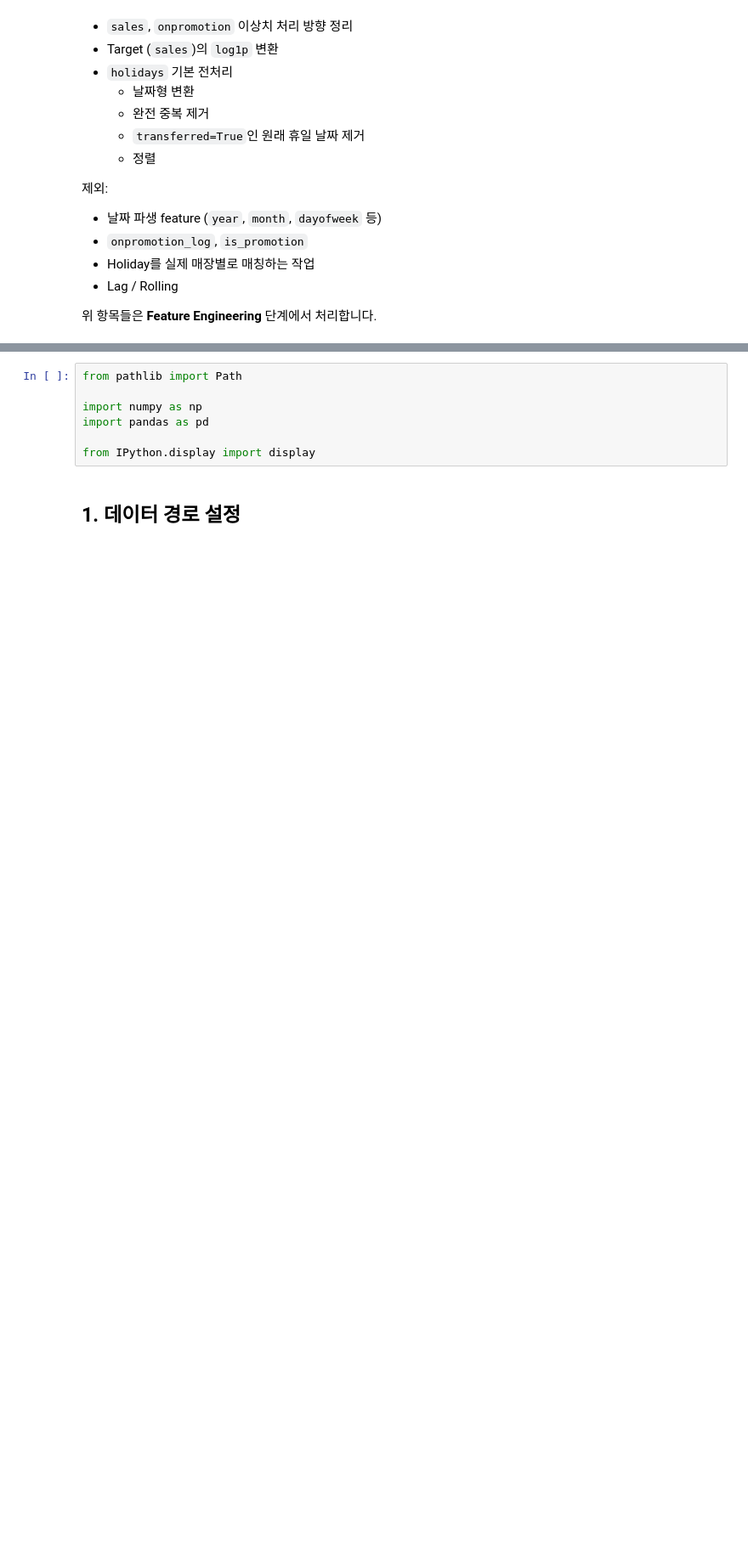
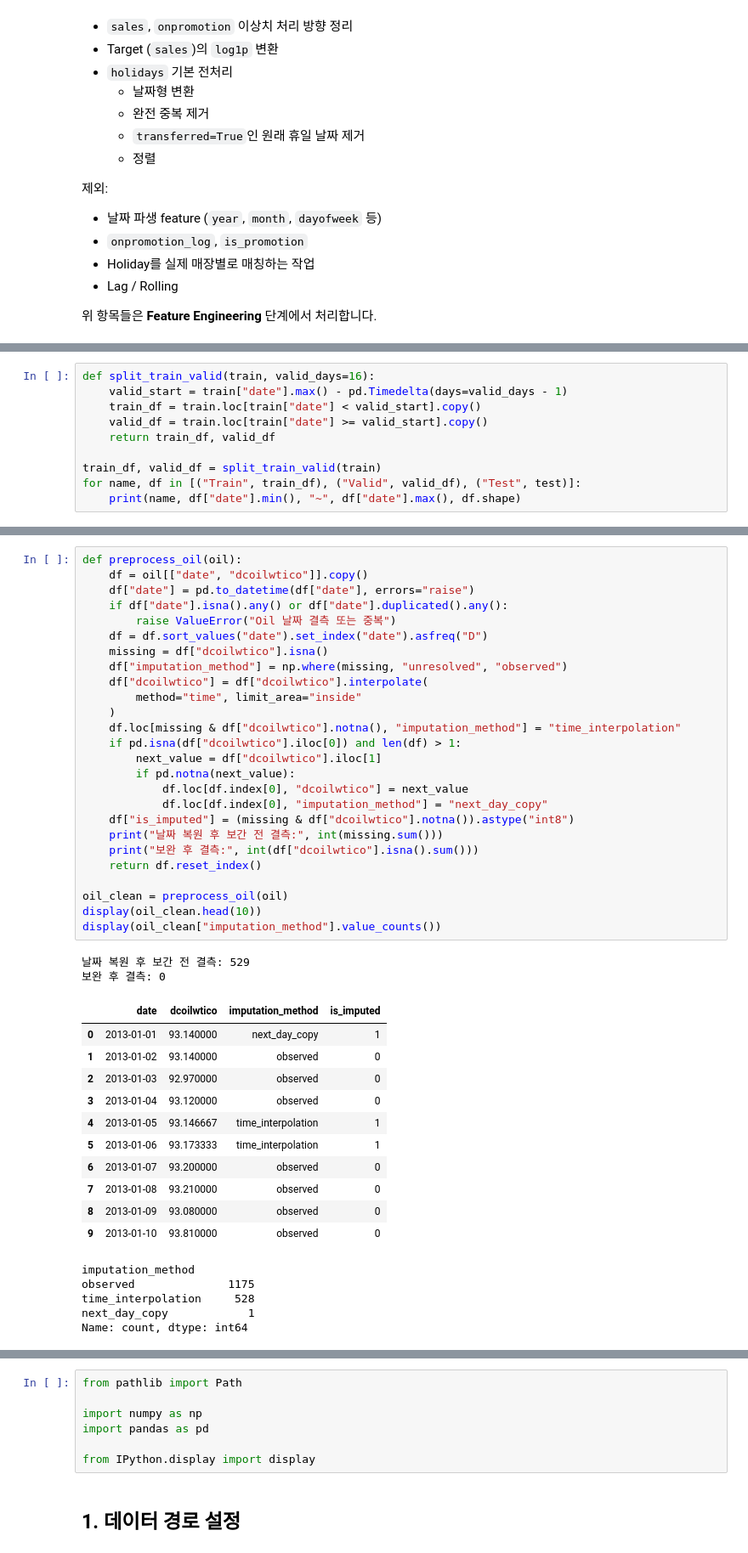
Before and after one commit to yhg365fia/Store-Sales-ML, a Jupyter notebook: notebook/02_preprocessing.ipynb, the cells around one changed output, grey strips where cells are left out. Shown at 85% size. Drawn from its saved outputs; the diff is of its cells as text; blank space fills up the shorter version.

```diff
--- a/notebook/02_preprocessing.ipynb
+++ b/notebook/02_preprocessing.ipynb
@@ -25,0 +167,10 @@
+# %%
+def split_train_valid(train, valid_days=16):
+    valid_start = train["date"].max() - pd.Timedelta(days=valid_days - 1)
+    train_df = train.loc[train["date"] < valid_start].copy()
+    valid_df = train.loc[train["date"] >= valid_start].copy()
+    return train_df, valid_df
+
+train_df, valid_df = split_train_valid(train)
+for name, df in [("Train", train_df), ("Valid", valid_df), ("Test", test)]:
+    print(name, df["date"].min(), "~", df["date"].max(), df.shape)
@@ -25,0 +239,45 @@
+# %%
+def preprocess_oil(oil):
+    df = oil[["date", "dcoilwtico"]].copy()
+    df["date"] = pd.to_datetime(df["date"], errors="raise")
+    if df["date"].isna().any() or df["date"].duplicated().any():
+        raise ValueError("Oil 날짜 결측 또는 중복")
+    df = df.sort_values("date").set_index("date").asfreq("D")
+    missing = df["dcoilwtico"].isna()
+    df["imputation_method"] = np.where(missing, "unresolved", "observed")
+    df["dcoilwtico"] = df["dcoilwtico"].interpolate(
+        method="time", limit_area="inside"
+    )
+    df.loc[missing & df["dcoilwtico"].notna(), "imputation_method"] = "time_interpolation"
+    if pd.isna(df["dcoilwtico"].iloc[0]) and len(df) > 1:
+        next_value = df["dcoilwtico"].iloc[1]
+        if pd.notna(next_value):
+            df.loc[df.index[0], "dcoilwtico"] = next_value
+            df.loc[df.index[0], "imputation_method"] = "next_day_copy"
+    df["is_imputed"] = (missing & df["dcoilwtico"].notna()).astype("int8")
+    print("날짜 복원 후 보간 전 결측:", int(missing.sum()))
+    print("보완 후 결측:", int(df["dcoilwtico"].isna().sum()))
+    return df.reset_index()
+
+oil_clean = preprocess_oil(oil)
+display(oil_clean.head(10))
+display(oil_clean["imputation_method"].value_counts())
+# %% [output]
+날짜 복원 후 보간 전 결측: 529
+보완 후 결측: 0
+|  | date | dcoilwtico | imputation_method | is_imputed |
+| 0 | 2013-01-01 | 93.140000 | next_day_copy | 1 |
+| 1 | 2013-01-02 | 93.140000 | observed | 0 |
+| 2 | 2013-01-03 | 92.970000 | observed | 0 |
+| 3 | 2013-01-04 | 93.120000 | observed | 0 |
+| 4 | 2013-01-05 | 93.146667 | time_interpolation | 1 |
+| 5 | 2013-01-06 | 93.173333 | time_interpolation | 1 |
+| 6 | 2013-01-07 | 93.200000 | observed | 0 |
+| 7 | 2013-01-08 | 93.210000 | observed | 0 |
+| 8 | 2013-01-09 | 93.080000 | observed | 0 |
+| 9 | 2013-01-10 | 93.810000 | observed | 0 |
+imputation_method
+observed              1175
+time_interpolation     528
+next_day_copy            1
+Name: count, dtype: int64
```
Also changed, not shown: parts of 36 cells of this notebook, 22 other files.
